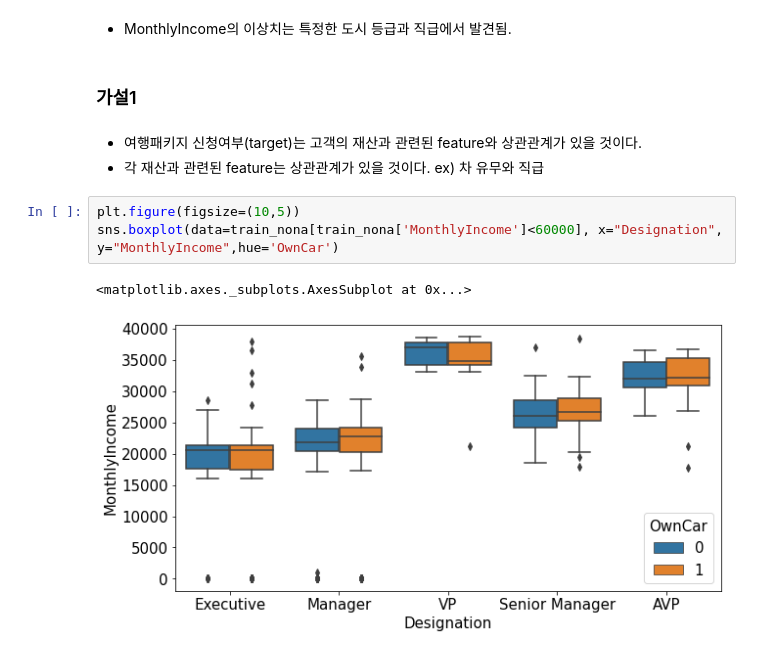
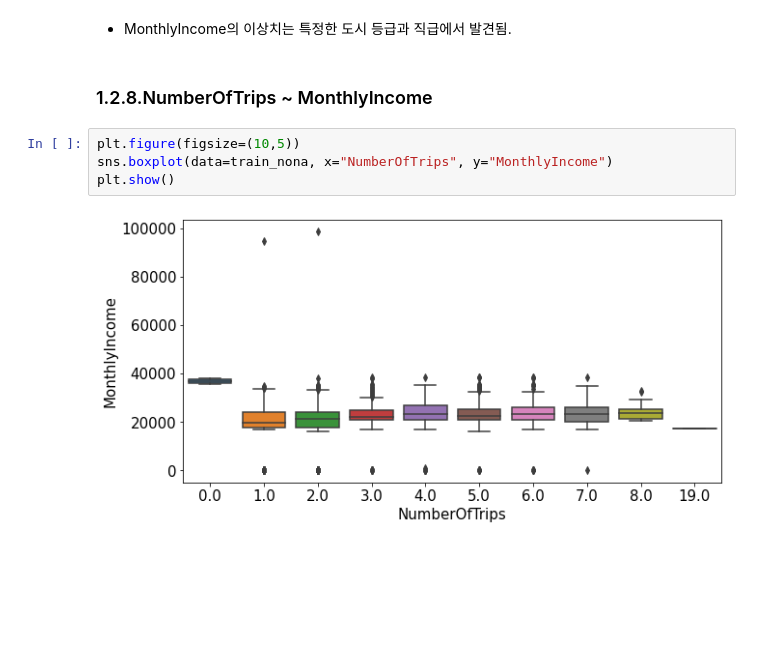
Before and after one commit to TaeHye0nKim/dacon_travel-products-pred-contest, a Jupyter notebook: code.ipynb, the cells around one changed output. Saved outputs shown, nothing was run; the diff lists cells and outputs as text; blank space fills up the shorter version.

```diff
--- a/code.ipynb
+++ b/code.ipynb
@@ -477,14 +536,11 @@ sns.boxplot(data=train_nona[train_nona['MonthlyIncome']<60000], x="Designation",
 [figure]
 # %% [markdown]
 - MonthlyIncome의 이상치는 특정한 도시 등급과 직급에서 발견됨.
-# %% [markdown]
-### 가설1
-# %% [markdown]
-- 여행패키지 신청여부(target)는 고객의 재산과 관련된 feature와 상관관계가 있을 것이다.
-- 각 재산과 관련된 feature는 상관관계가 있을 것이다. ex) 차 유무와 직급
+# %% [markdown]
+### 1.2.8.NumberOfTrips ~ MonthlyIncome
 # %%
 plt.figure(figsize=(10,5))
-sns.boxplot(data=train_nona[train_nona['MonthlyIncome']<60000], x="Designation", y="MonthlyIncome",hue='OwnCar')
+sns.boxplot(data=train_nona, x="NumberOfTrips", y="MonthlyIncome")
+plt.show()
 # %% [output]
-<matplotlib.axes._subplots.AxesSubplot at 0x...>
-[figure, old version]
+[figure, new version]
```
Also changed, not shown: parts of 79 cells of this notebook.
